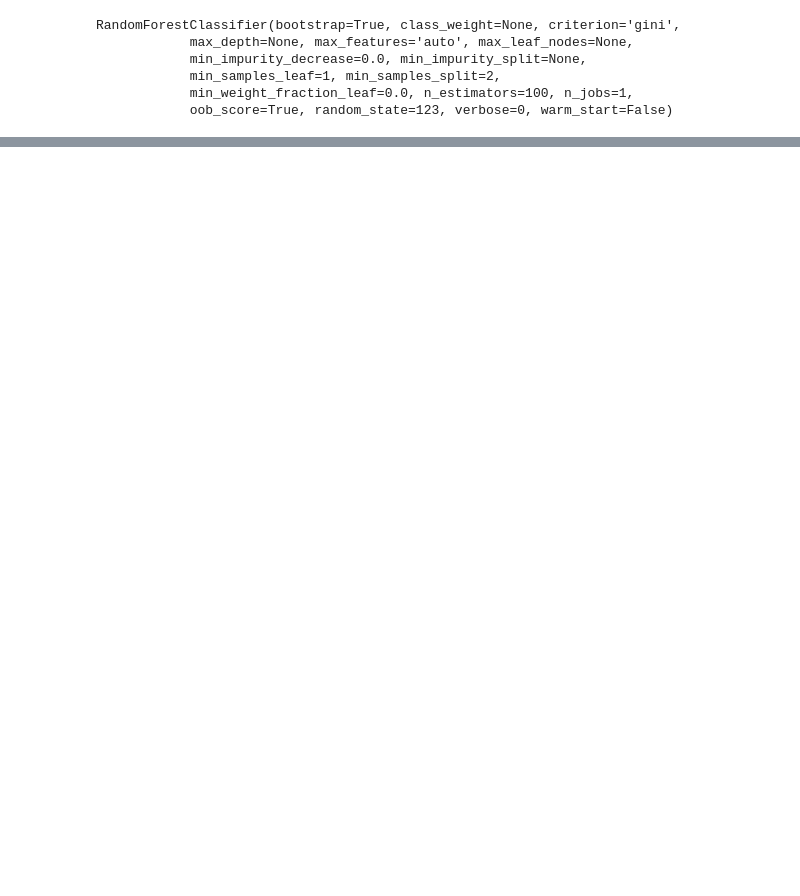
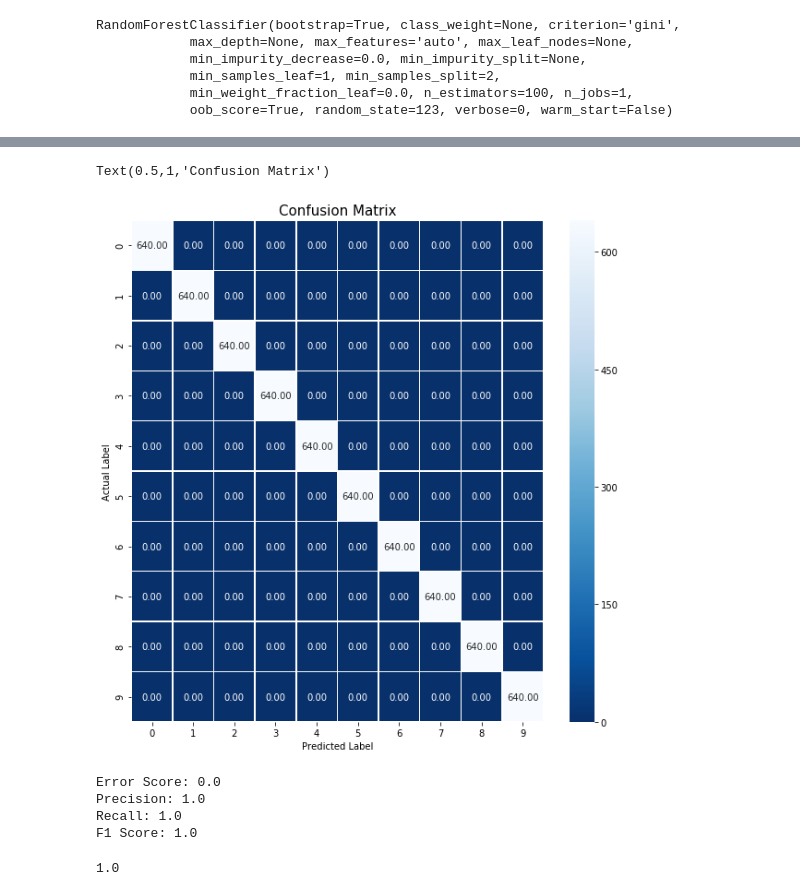
Before and after one commit to Akshay-A-Kulkarni/NIH-X-Ray_Diagnosis, a Jupyter notebook: random_forest_binary_classifier.ipynb, the cells around one changed output, grey strips where cells are left out. Cells and saved outputs as stored; diff of their text form; code cells hidden in the pictures; blank space fills up the shorter version.

```diff
--- a/random_forest_binary_classifier.ipynb
+++ b/random_forest_binary_classifier.ipynb
@@ -84,0 +153,4 @@ F1 Score: 0.213
+# %%
+#New Predictions using Training Data
+#Save the predictions
+y_pred = classifier.predict(X_train)
@@ -84,0 +162,35 @@ F1 Score: 0.213
+# %%
+#Create Confusion Matrix (Training)
+cm = metrics.confusion_matrix(y_train, y_pred)
+plt.figure(figsize=(10,10))
+sns.heatmap(cm, annot=True, fmt=".2f", linewidths=0.5, square = False, cmap = 'Blues_r', xticklabels=True,yticklabels=True)
+plt.ylabel('Actual Label')
+plt.xlabel('Predicted Label')
+plt.title('Confusion Matrix', size = 15)
+# %% [output]
+Text(0.5,1,'Confusion Matrix')
+[figure, added]
+# %%
+#Other classification metrics (Training)
+print("Error Score:",1-metrics.accuracy_score(y_train,y_pred))
+print("Precision:",metrics.precision_score(y_train,y_pred, average = "micro"))
+print("Recall:",metrics.recall_score(y_train,y_pred, average = "micro"))
+print("F1 Score:",metrics.f1_score(y_train,y_pred, average = "micro"))
+# %% [output]
+Error Score: 0.0
+Precision: 1.0
+Recall: 1.0
+F1 Score: 1.0
+# %%
+#ROC AUC Score (Training)
+
+def multiclass_roc_auc_score(y_train, y_pred, average="macro"):
+  lb = LabelBinarizer()
+  lb.fit(y_train)
+  y_train = lb.transform(y_train)
+  y_pred = lb.transform(y_pred)
+  return roc_auc_score(y_train, y_pred, average=average)
+
+multiclass_roc_auc_score(y_train, y_pred, average="macro")
+# %% [output]
+1.0
```
Also changed, not shown: parts of 21 cells of this notebook.
